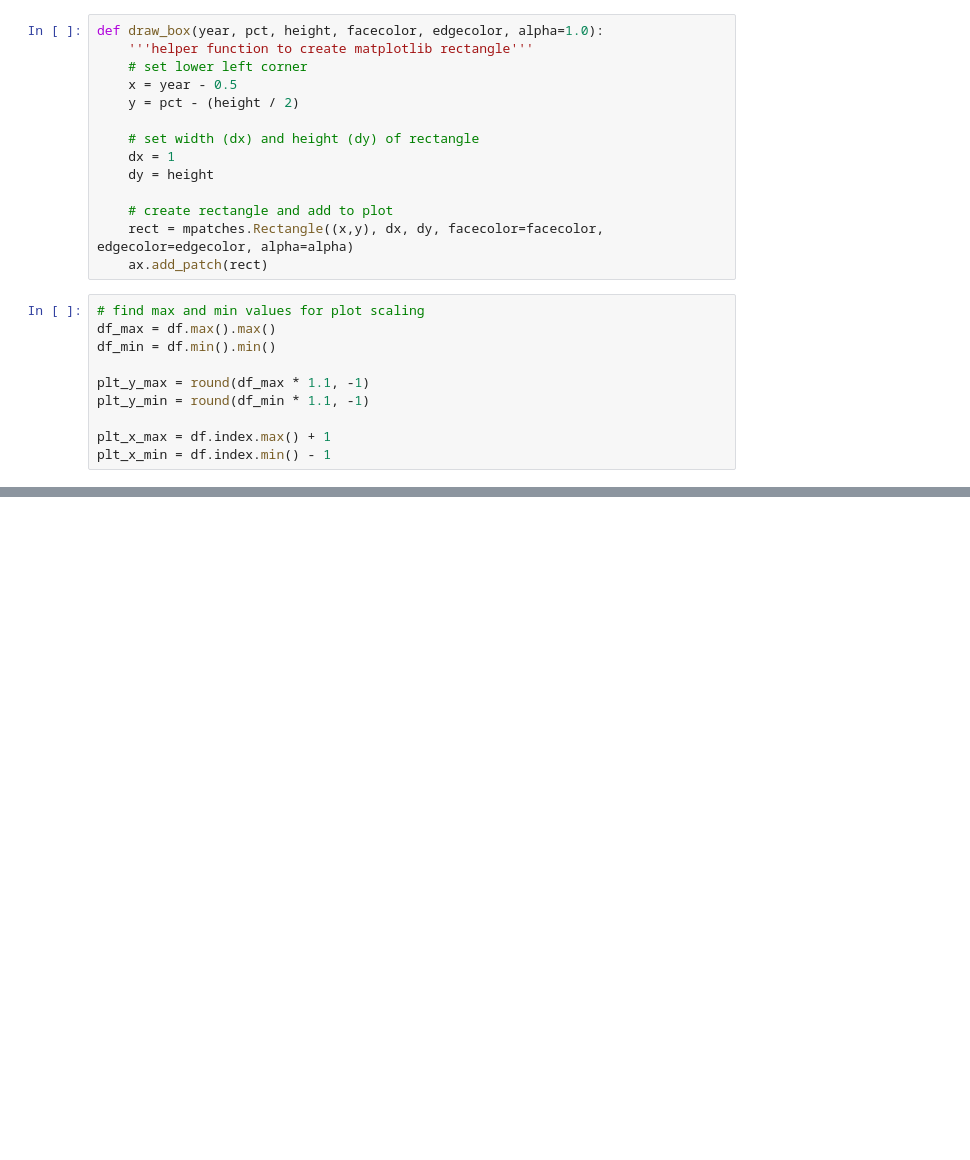
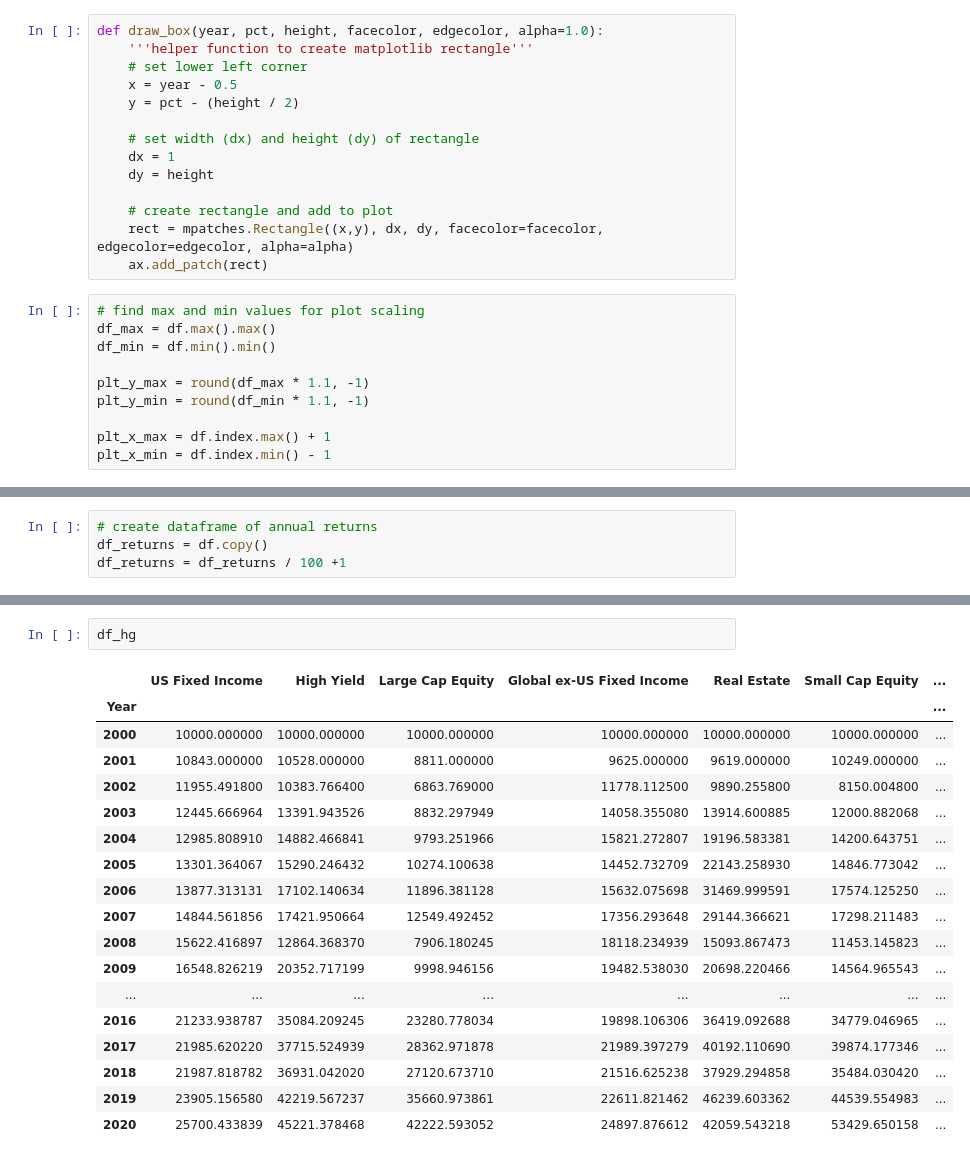
Before and after one commit to jsprag/Callan-Chart, a Jupyter notebook: Callan_Chart.ipynb, the cells around one changed output, grey strips where cells are left out. Drawn from its saved outputs; the diff is of its cells as text; blank space fills up the shorter version.

```diff
--- a/Callan_Chart.ipynb
+++ b/Callan_Chart.ipynb
@@ -123,0 +129,4 @@ ax.figure.savefig("callan_chart.png")
+# %%
+# create dataframe of annual returns
+df_returns = df.copy()
+df_returns = df_returns / 100 +1
@@ -123,0 +141,21 @@ ax.figure.savefig("callan_chart.png")
+# %%
+df_hg
+# %% [output]
+|  | US Fixed Income | High Yield | Large Cap Equity | Global ex-US Fixed Income | Real Estate | Small Cap Equity | ... |
+| Year |  |  |  |  |  |  | ... |
+| 2000 | 10000.000000 | 10000.000000 | 10000.000000 | 10000.000000 | 10000.000000 | 10000.000000 | ... |
+| 2001 | 10843.000000 | 10528.000000 | 8811.000000 | 9625.000000 | 9619.000000 | 10249.000000 | ... |
+| 2002 | 11955.491800 | 10383.766400 | 6863.769000 | 11778.112500 | 9890.255800 | 8150.004800 | ... |
+| 2003 | 12445.666964 | 13391.943526 | 8832.297949 | 14058.355080 | 13914.600885 | 12000.882068 | ... |
+| 2004 | 12985.808910 | 14882.466841 | 9793.251966 | 15821.272807 | 19196.583381 | 14200.643751 | ... |
+| 2005 | 13301.364067 | 15290.246432 | 10274.100638 | 14452.732709 | 22143.258930 | 14846.773042 | ... |
+| 2006 | 13877.313131 | 17102.140634 | 11896.381128 | 15632.075698 | 31469.999591 | 17574.125250 | ... |
+| 2007 | 14844.561856 | 17421.950664 | 12549.492452 | 17356.293648 | 29144.366621 | 17298.211483 | ... |
+| 2008 | 15622.416897 | 12864.368370 | 7906.180245 | 18118.234939 | 15093.867473 | 11453.145823 | ... |
+| 2009 | 16548.826219 | 20352.717199 | 9998.946156 | 19482.538030 | 20698.220466 | 14564.965543 | ... |
+| ... | ... | ... | ... | ... | ... | ... | ... |
+| 2016 | 21233.938787 | 35084.209245 | 23280.778034 | 19898.106306 | 36419.092688 | 34779.046965 | ... |
+| 2017 | 21985.620220 | 37715.524939 | 28362.971878 | 21989.397279 | 40192.110690 | 39874.177346 | ... |
+| 2018 | 21987.818782 | 36931.042020 | 27120.673710 | 21516.625238 | 37929.294858 | 35484.030420 | ... |
+| 2019 | 23905.156580 | 42219.567237 | 35660.973861 | 22611.821462 | 46239.603362 | 44539.554983 | ... |
+| 2020 | 25700.433839 | 45221.378468 | 42222.593052 | 24897.876612 | 42059.543218 | 53429.650158 | ... |
```
Also changed, not shown: parts of 15 cells of this notebook, 2 other files.
